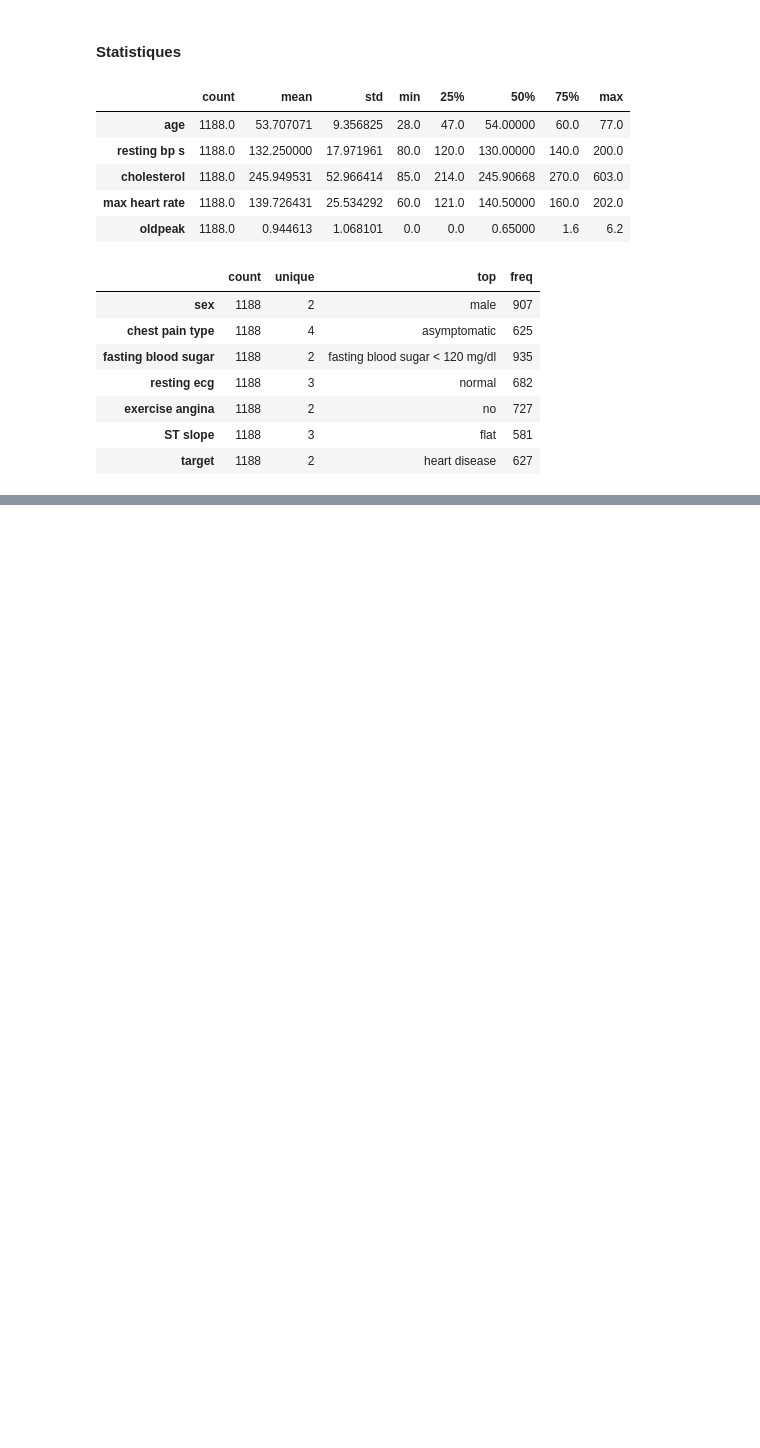
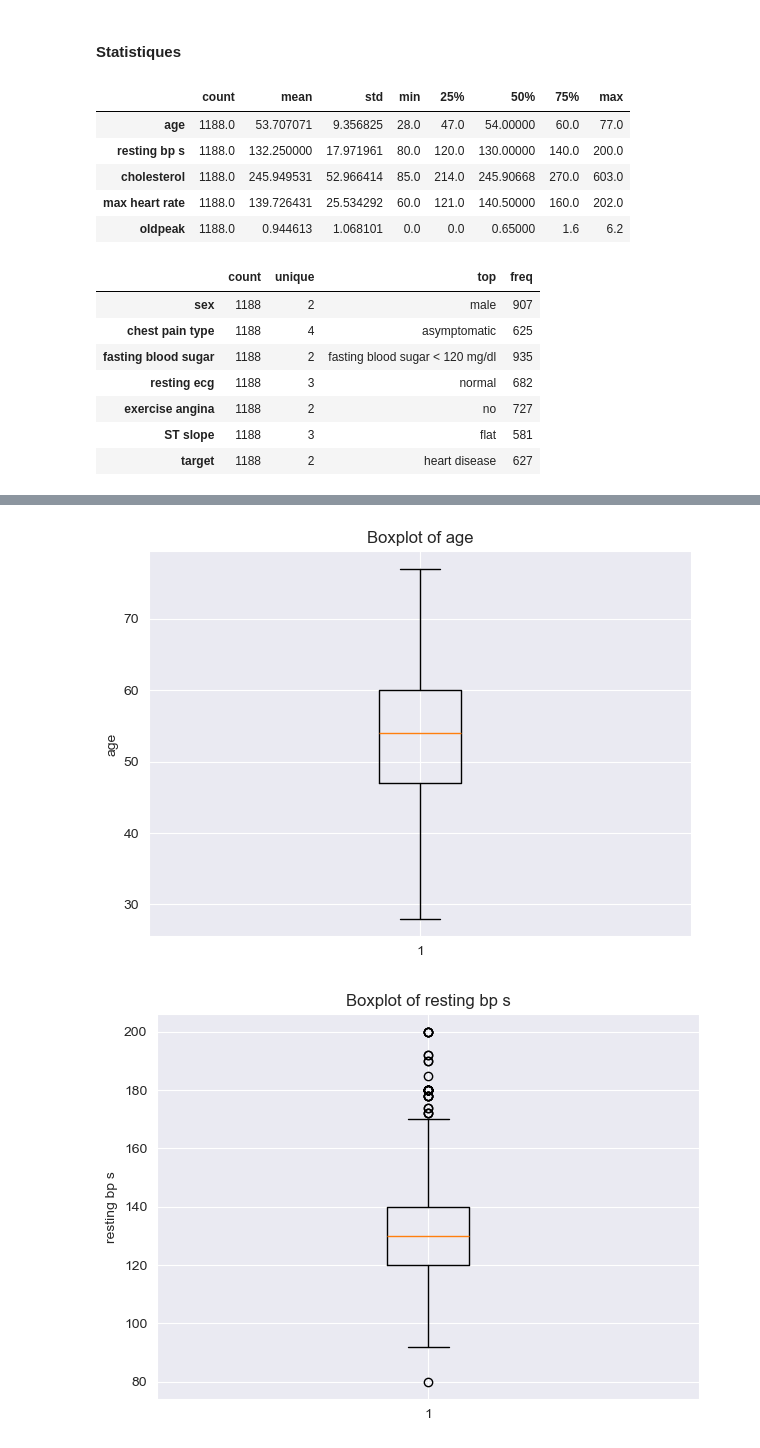
Before and after one commit to OthmaneSelloum/Heart-disease-prediction, a Jupyter notebook: Prediction Notebook.ipynb, the cells around one changed output, grey strips where cells are left out. Saved outputs shown, nothing was run; the diff lists cells and outputs as text; code cells hidden in the pictures; blank space fills up the shorter version.

```diff
--- a/Prediction Notebook.ipynb
+++ b/Prediction Notebook.ipynb
@@ -210,0 +229,12 @@ categorical_variables.describe().T
+# %%
+for column in numerical_variables:
+    # Boxplot
+    plt.figure(figsize=(7, 5))
+    plt.boxplot(data[column])
+    plt.title('Boxplot of '+ column)
+    plt.ylabel(column)
+    plt.grid(True)
+    plt.show()
+# %% [output]
+[figure, added]
+[figure, added]
```
Also changed, not shown: parts of 8 cells of this notebook.
